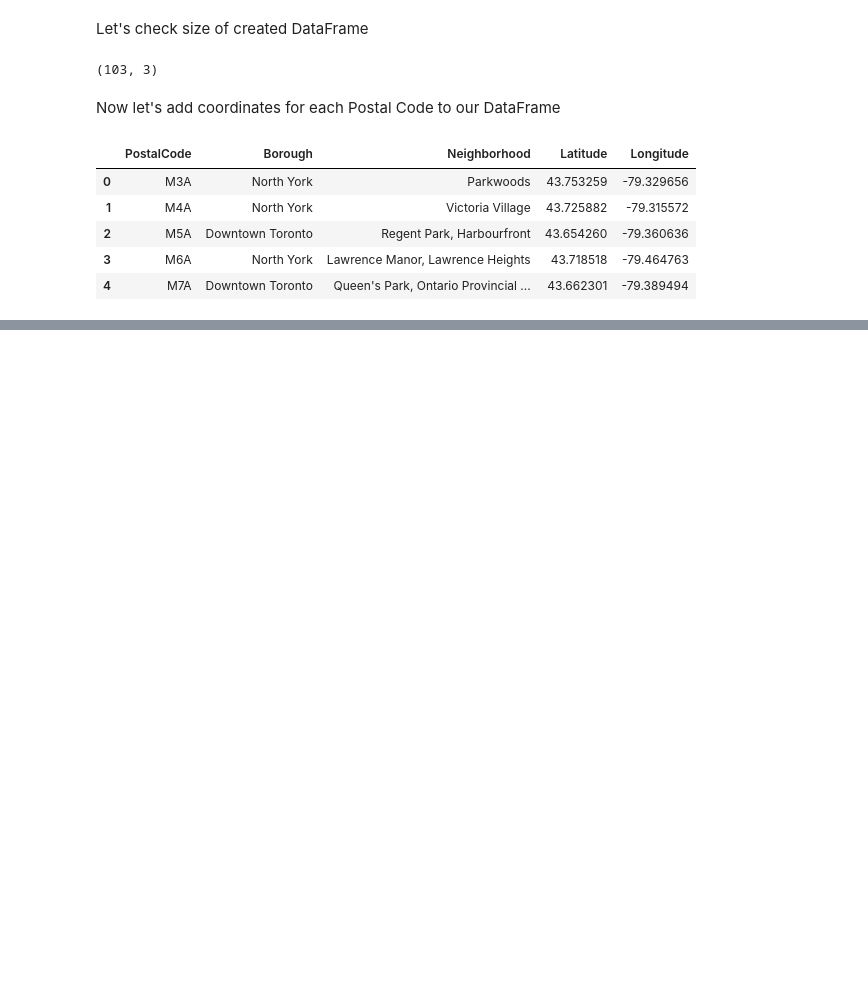
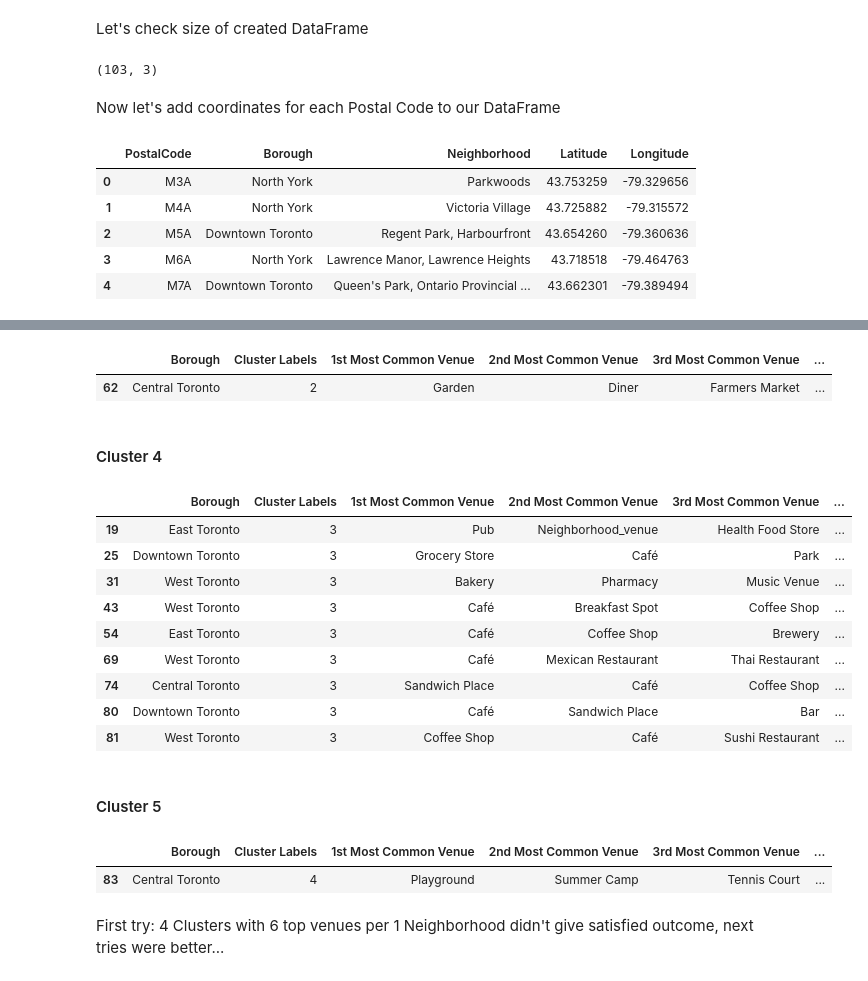
Before and after one commit to Frustrado/Coursera_Capstone, a Jupyter notebook: Segmenting and Clustering Neighborhoods in Toronto.ipynb, the cells around one changed output, grey strips where cells are left out. Drawn from its saved outputs; the diff is of its cells as text; code cells hidden in the pictures; blank space fills up the shorter version.

```diff
--- a/Segmenting and Clustering Neighborhoods in Toronto.ipynb
+++ b/Segmenting and Clustering Neighborhoods in Toronto.ipynb
@@ -77,0 +461,29 @@ df.head()
+# %%
+toronto_merged.loc[toronto_merged['Cluster Labels'] == 2, toronto_merged.columns[[1] + list(range(5, toronto_merged.shape[1]))]]
+# %% [output]
+|  | Borough | Cluster Labels | 1st Most Common Venue | 2nd Most Common Venue | 3rd Most Common Venue | ... |
+| 62 | Central Toronto | 2 | Garden | Diner | Farmers Market | ... |
+# %% [markdown]
+#### Cluster 4
+# %%
+toronto_merged.loc[toronto_merged['Cluster Labels'] == 3, toronto_merged.columns[[1] + list(range(5, toronto_merged.shape[1]))]]
+# %% [output]
+|  | Borough | Cluster Labels | 1st Most Common Venue | 2nd Most Common Venue | 3rd Most Common Venue | ... |
+| 19 | East Toronto | 3 | Pub | Neighborhood_venue | Health Food Store | ... |
+| 25 | Downtown Toronto | 3 | Grocery Store | Café | Park | ... |
+| 31 | West Toronto | 3 | Bakery | Pharmacy | Music Venue | ... |
+| 43 | West Toronto | 3 | Café | Breakfast Spot | Coffee Shop | ... |
+| 54 | East Toronto | 3 | Café | Coffee Shop | Brewery | ... |
+| 69 | West Toronto | 3 | Café | Mexican Restaurant | Thai Restaurant | ... |
+| 74 | Central Toronto | 3 | Sandwich Place | Café | Coffee Shop | ... |
+| 80 | Downtown Toronto | 3 | Café | Sandwich Place | Bar | ... |
+| 81 | West Toronto | 3 | Coffee Shop | Café | Sushi Restaurant | ... |
+# %% [markdown]
+#### Cluster 5
+# %%
+toronto_merged.loc[toronto_merged['Cluster Labels'] == 4, toronto_merged.columns[[1] + list(range(5, toronto_merged.shape[1]))]]
+# %% [output]
+|  | Borough | Cluster Labels | 1st Most Common Venue | 2nd Most Common Venue | 3rd Most Common Venue | ... |
+| 83 | Central Toronto | 4 | Playground | Summer Camp | Tennis Court | ... |
+# %% [markdown]
+First try:  4 Clusters with 6 top venues per 1 Neighborhood didn't give satisfied outcome, next tries were better...
```
Also changed, not shown: parts of 41 cells of this notebook.
